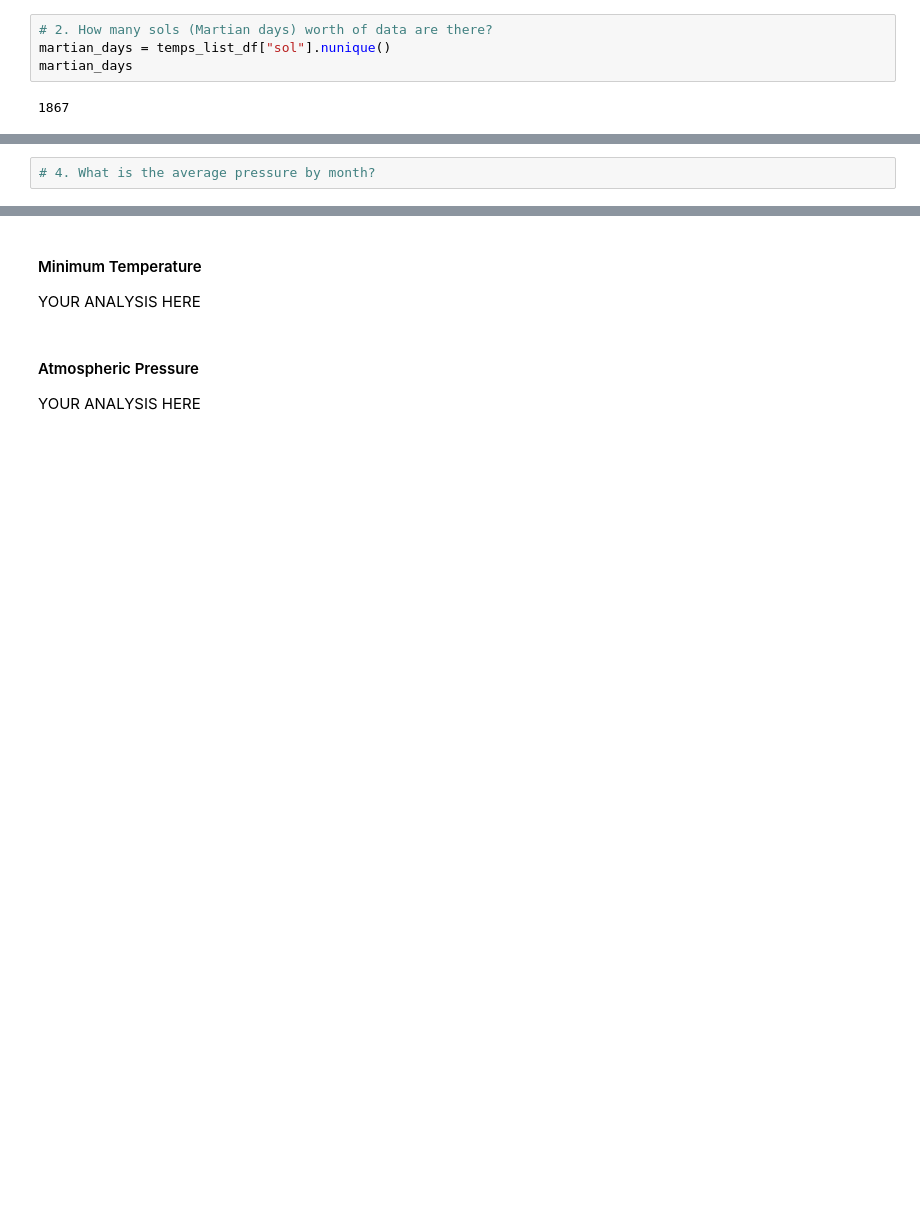
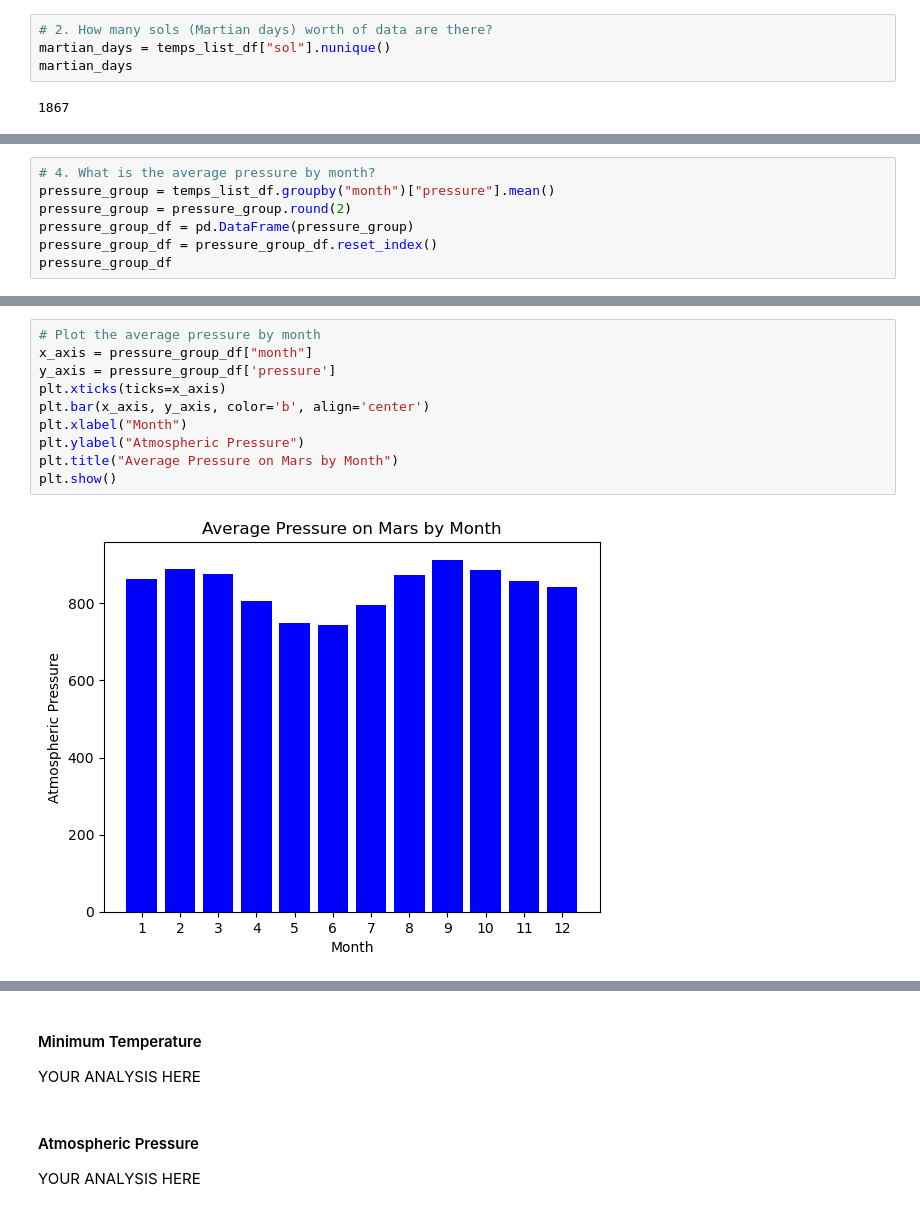
Before and after one commit to M0ther0fGingers/mars_news, a Jupyter notebook: 11-Data-Collection/part_2_mars_weather.ipynb, the cells around one changed output, grey strips where cells are left out. Drawn from its saved outputs; the diff is of its cells as text; blank space fills up the shorter version.

```diff
--- a/11-Data-Collection/part_2_mars_weather.ipynb
+++ b/11-Data-Collection/part_2_mars_weather.ipynb
@@ -282,3 +307,8 @@ Name: min_temp, dtype: float64
 # %%
 # 4. What is the average pressure by month?
+pressure_group = temps_list_df.groupby("month")["pressure"].mean()
+pressure_group = pressure_group.round(2)
+pressure_group_df = pd.DataFrame(pressure_group)
+pressure_group_df = pressure_group_df.reset_index()
+pressure_group_df
 # %% [output]
@@ -306,0 +328,12 @@ Name: pressure, dtype: float64
+# %%
+# Plot the average pressure by month
+x_axis = pressure_group_df["month"]
+y_axis = pressure_group_df['pressure']
+plt.xticks(ticks=x_axis)
+plt.bar(x_axis, y_axis, color='b', align='center')
+plt.xlabel("Month")
+plt.ylabel("Atmospheric Pressure")
+plt.title("Average Pressure on Mars by Month")
+plt.show()
+# %% [output]
+[figure, added]
```
Also changed, not shown: parts of 11 cells of this notebook.
